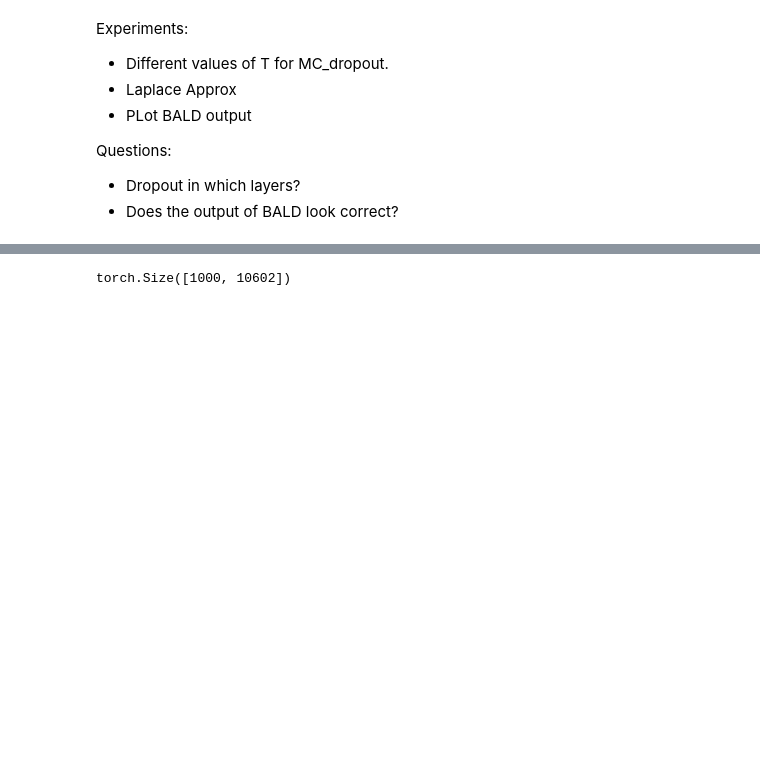
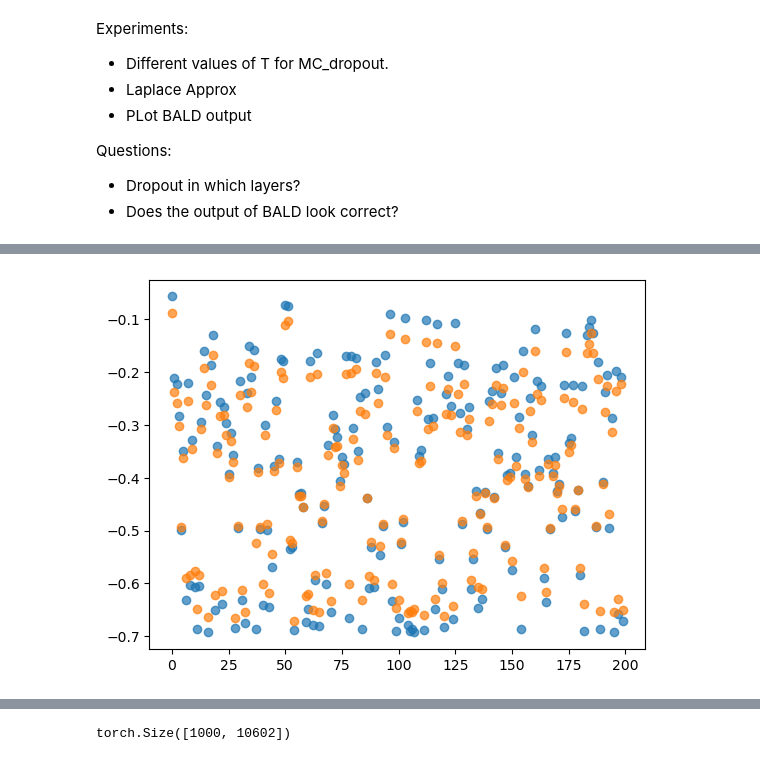
Before and after one commit to MadsBirch/bayesian-active-learning, a Jupyter notebook: notebooks/1.0 - TwoMoonsEDA.ipynb, the cells around one changed output, grey strips where cells are left out. Cells and saved outputs as stored; diff of their text form; code cells hidden in the pictures; blank space fills up the shorter version.

```diff
--- a/notebooks/1.0 - TwoMoonsEDA.ipynb
+++ b/notebooks/1.0 - TwoMoonsEDA.ipynb
@@ -487,0 +485,7 @@ plt.show()
+# %%
+plt.scatter(x, first_term, alpha = 0.7)
+plt.scatter(x, second_term, alpha= 0.7)
+plt.grid(color='gray', which = 'minor')
+plt.show()
+# %% [output]
+[figure, added]
```
Also changed, not shown: parts of 13 cells of this notebook, 3 other files.
